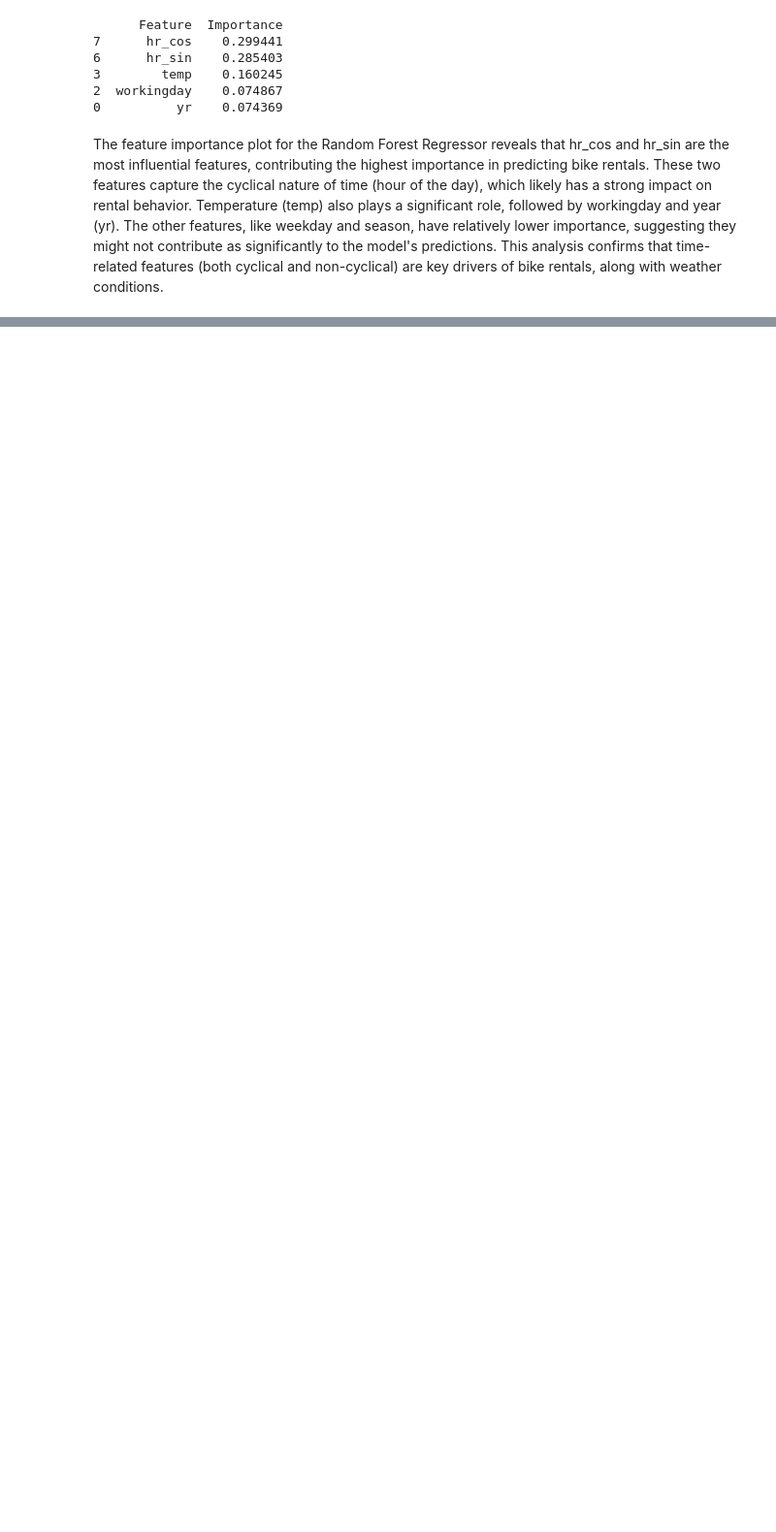
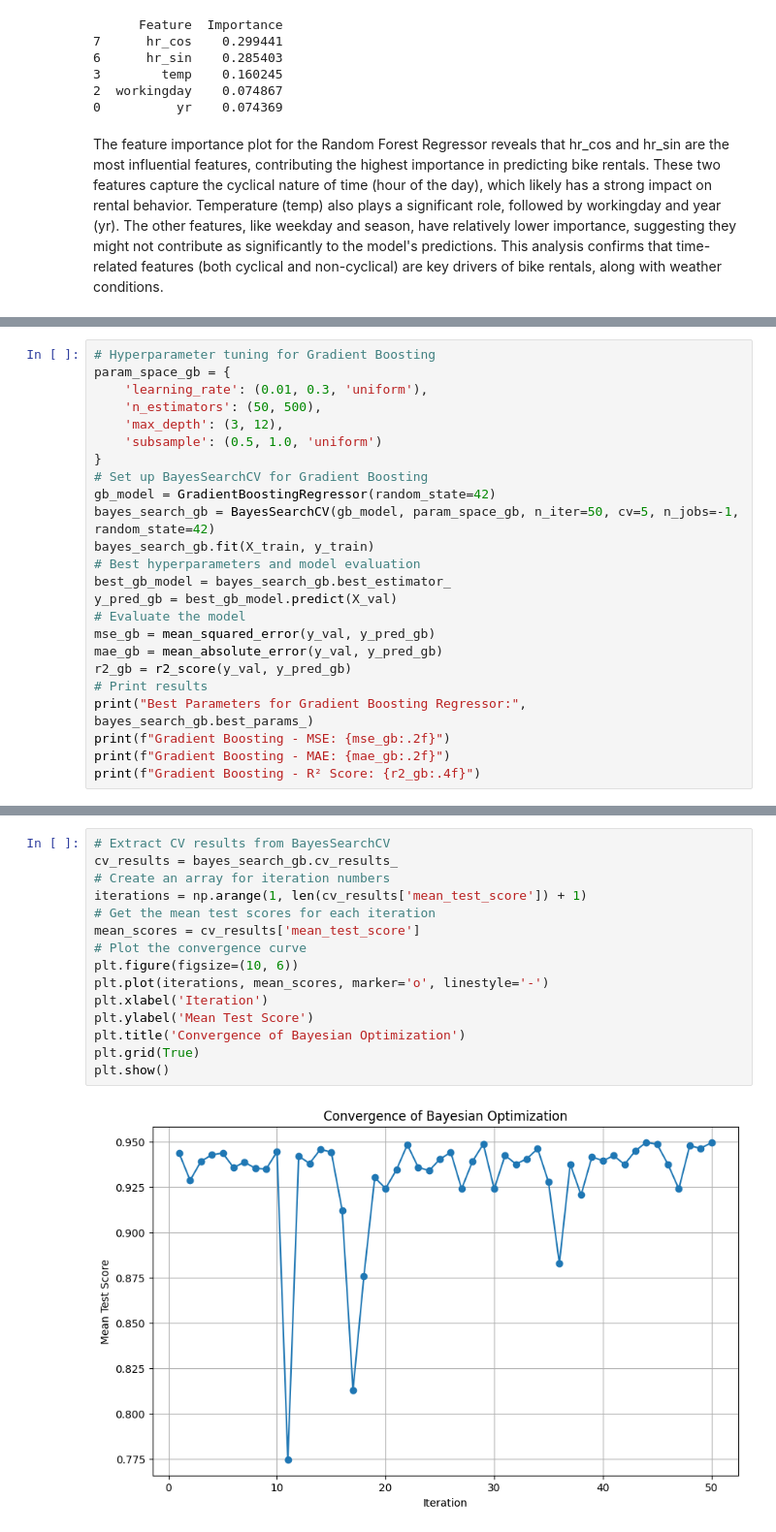
Before and after one commit to lucaskvz/AI-MACHINE-LEARNING-FOUNDATIONS, a Jupyter notebook: assignment_2_Lucas_Van_Zyl.ipynb, the cells around one changed output, grey strips where cells are left out. Shown at 97% size. Saved outputs shown, nothing was run; the diff lists cells and outputs as text; blank space fills up the shorter version.

```diff
--- a/assignment_2_Lucas_Van_Zyl.ipynb
+++ b/assignment_2_Lucas_Van_Zyl.ipynb
@@ -647,0 +775,24 @@ The feature importance plot for the Random Forest Regressor reveals that hr_cos
+# %%
+# Hyperparameter tuning for Gradient Boosting
+param_space_gb = {
+    'learning_rate': (0.01, 0.3, 'uniform'),
+    'n_estimators': (50, 500),
+    'max_depth': (3, 12),
+    'subsample': (0.5, 1.0, 'uniform')
+}
+# Set up BayesSearchCV for Gradient Boosting
+gb_model = GradientBoostingRegressor(random_state=42)
+bayes_search_gb = BayesSearchCV(gb_model, param_space_gb, n_iter=50, cv=5, n_jobs=-1, random_state=42)
+bayes_search_gb.fit(X_train, y_train)
+# Best hyperparameters and model evaluation
+best_gb_model = bayes_search_gb.best_estimator_
+y_pred_gb = best_gb_model.predict(X_val)
+# Evaluate the model
+mse_gb = mean_squared_error(y_val, y_pred_gb)
+mae_gb = mean_absolute_error(y_val, y_pred_gb)
+r2_gb = r2_score(y_val, y_pred_gb)
+# Print results
+print("Best Parameters for Gradient Boosting Regressor:", bayes_search_gb.best_params_)
+print(f"Gradient Boosting - MSE: {mse_gb:.2f}")
+print(f"Gradient Boosting - MAE: {mae_gb:.2f}")
+print(f"Gradient Boosting - R² Score: {r2_gb:.4f}")
@@ -647,0 +806,17 @@ The feature importance plot for the Random Forest Regressor reveals that hr_cos
+# %%
+# Extract CV results from BayesSearchCV
+cv_results = bayes_search_gb.cv_results_
+# Create an array for iteration numbers
+iterations = np.arange(1, len(cv_results['mean_test_score']) + 1)
+# Get the mean test scores for each iteration
+mean_scores = cv_results['mean_test_score']
+# Plot the convergence curve
+plt.figure(figsize=(10, 6))
+plt.plot(iterations, mean_scores, marker='o', linestyle='-')
+plt.xlabel('Iteration')
+plt.ylabel('Mean Test Score')
+plt.title('Convergence of Bayesian Optimization')
+plt.grid(True)
+plt.show()
+# %% [output]
+[figure, added]
```
Also changed, not shown: parts of 50 cells of this notebook.
